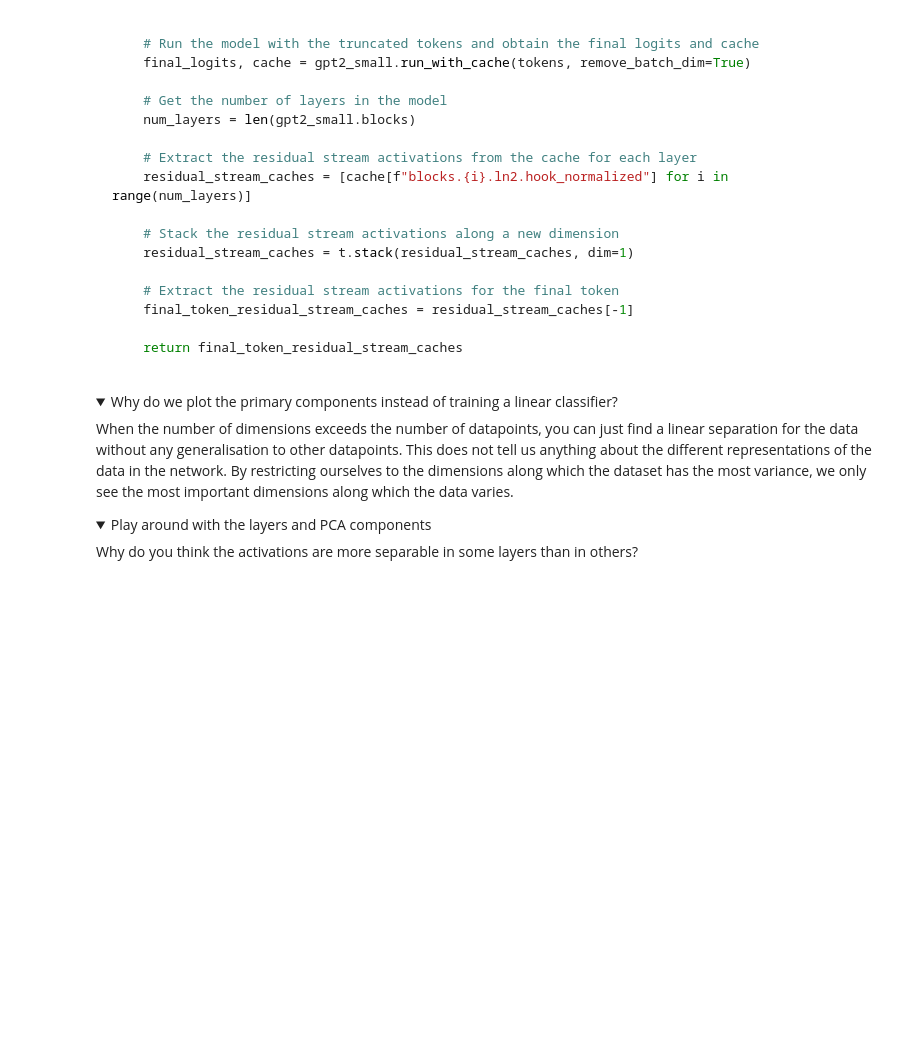
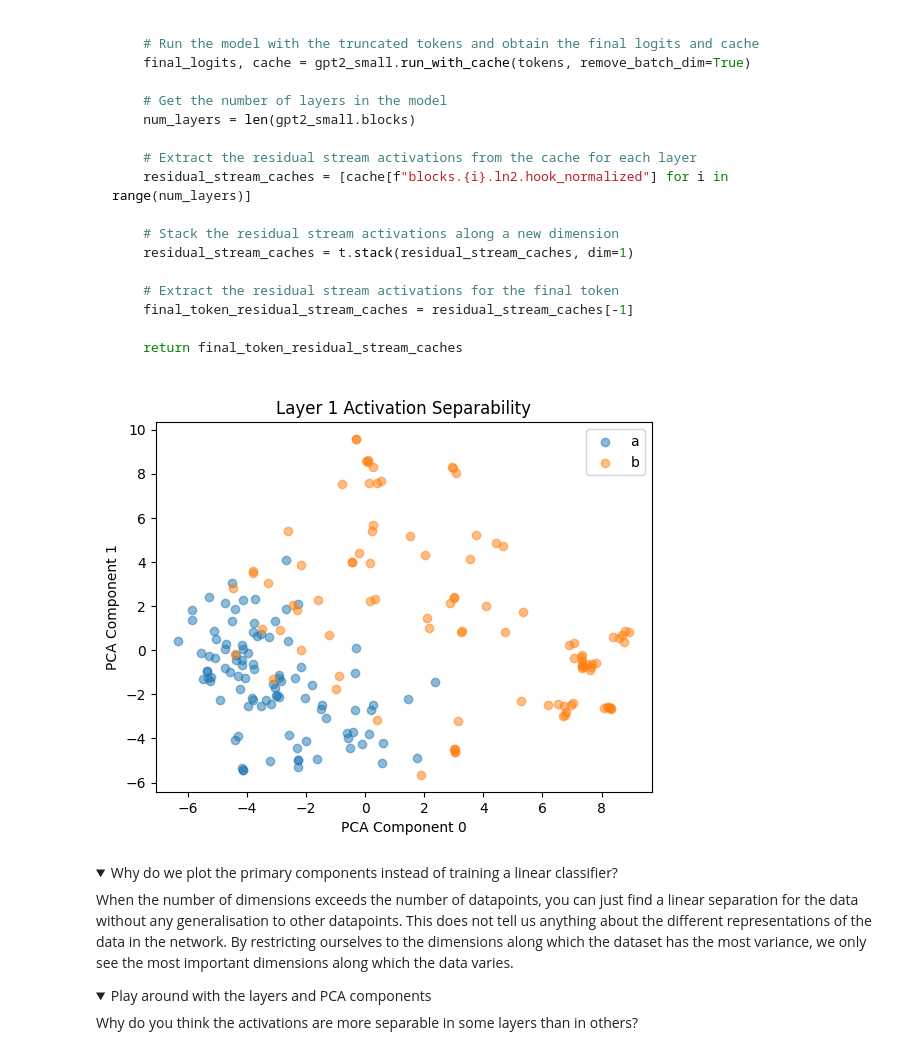
Before and after one commit to jralduaveuthey/ml4good, a Jupyter notebook: onsite_ml4g/day7/exercise_easy.ipynb, the cells around one changed output. Cells and saved outputs as stored; diff of their text form; code cells hidden in the pictures; folded sections open; blank space fills up the shorter version.

```diff
--- a/onsite_ml4g/day7/exercise_easy.ipynb
+++ b/onsite_ml4g/day7/exercise_easy.ipynb
@@ -417,6 +474,7 @@ def prompt_to_residual_stream_activations(prompt, demarcation_token):
 
     # Find the position of the demarcation token in the tokenized prompt
     demarcation_position = tokens.index(demarcation_token)
+    #what is the intuition behind the "demarcation token"??
 
     # Truncate the tokens up to the demarcation token and include two additional tokens
     tokens = tokens[: demarcation_position + 2]
@@ -425,12 +483,13 @@ def prompt_to_residual_stream_activations(prompt, demarcation_token):
     tokens = t.tensor(tokens).unsqueeze(0)
 
     # Run the model with the truncated tokens and obtain the final logits and cache
-    final_logits, cache = _____________________
+    final_logits, cache =  gpt2_small.run_with_cache(tokens, remove_batch_dim=True)
     # Get the number of layers in the model
-    num_layers = _____________________
+    num_layers = len(gpt2_small.blocks)
 
     # Extract the residual stream activations from the cache for each layer
-    residual_stream_caches = _____________________
+    residual_stream_caches = [cache[f"blocks.{i}.ln2.hook_normalized"] for i in range(num_layers)]
+
     # Stack the residual stream activations along a new dimension
     residual_stream_caches = t.stack(residual_stream_caches, dim=1)
 
@@ -495,9 +556,9 @@ def create_activation_dataset(prompt_pairs, demarkation_string):
 
     demarkation_token = gpt2_tokenizer.encode(demarkation_string)[-1]
 
-    for truth_prompt, lie_prompt in prompt_pairs:
-        a_activations.append(prompt_to_residual_stream_activations(truth_prompt, demarkation_token))
-        b_activations.append(prompt_to_residual_stream_activations(lie_prompt, demarkation_token))
+    for opposite_prompt, german_prompt in prompt_pairs:
+        a_activations.append(prompt_to_residual_stream_activations(opposite_prompt, demarkation_token))
+        b_activations.append(prompt_to_residual_stream_activations(german_prompt, demarkation_token))
 
     a_activations = t.stack(a_activations)
     b_activations = t.stack(b_activations)
@@ -509,25 +570,31 @@ a_activations, b_activations = create_activation_dataset(steering_prompt_pairs,
 # %%
 def plot_activation_seperability(a_activations, b_activations, layer, pca_com1=0, pca_com2=1):
     all_activations = t.cat([a_activations, b_activations], dim=0)
     all_activations = all_activations[:, layer, :]
     pca = PCA(n_components=2)
+    all_activations = all_activations.cpu() #NOTE: necessary so that the next line works
     pca.fit(all_activations)
+    a_activations = a_activations.cpu() #NOTE: necessary so that the next line works
+    b_activations = b_activations.cpu() #NOTE: necessary so that the next line works
+
     a_activations_pca = pca.transform(a_activations[:, layer, :])
     b_activations_pca = pca.transform(b_activations[:, layer, :])
     plt.scatter(
         a_activations_pca[:, pca_com1], a_activations_pca[:, pca_com2], label="a", alpha=0.5
     )
     plt.scatter(
         b_activations_pca[:, pca_com1], b_activations_pca[:, pca_com2], label="b", alpha=0.5
     )
     plt.legend()
     plt.title(f"Layer {layer} Activation Separability")
     plt.xlabel(f"PCA Component {pca_com1}")
     plt.ylabel(f"PCA Component {pca_com2}")
     plt.show()
 
 
-plot_activation_seperability(a_activations, b_activations, layer=4)
+plot_activation_seperability(a_activations, b_activations, layer=1)
+# %% [output]
+[figure, added]
 # %% [markdown]
 <details>
 <summary>Why do we plot the primary components instead of training a linear classifier?</summary>
```
Also changed, not shown: parts of 7 cells of this notebook, 2 other files.
